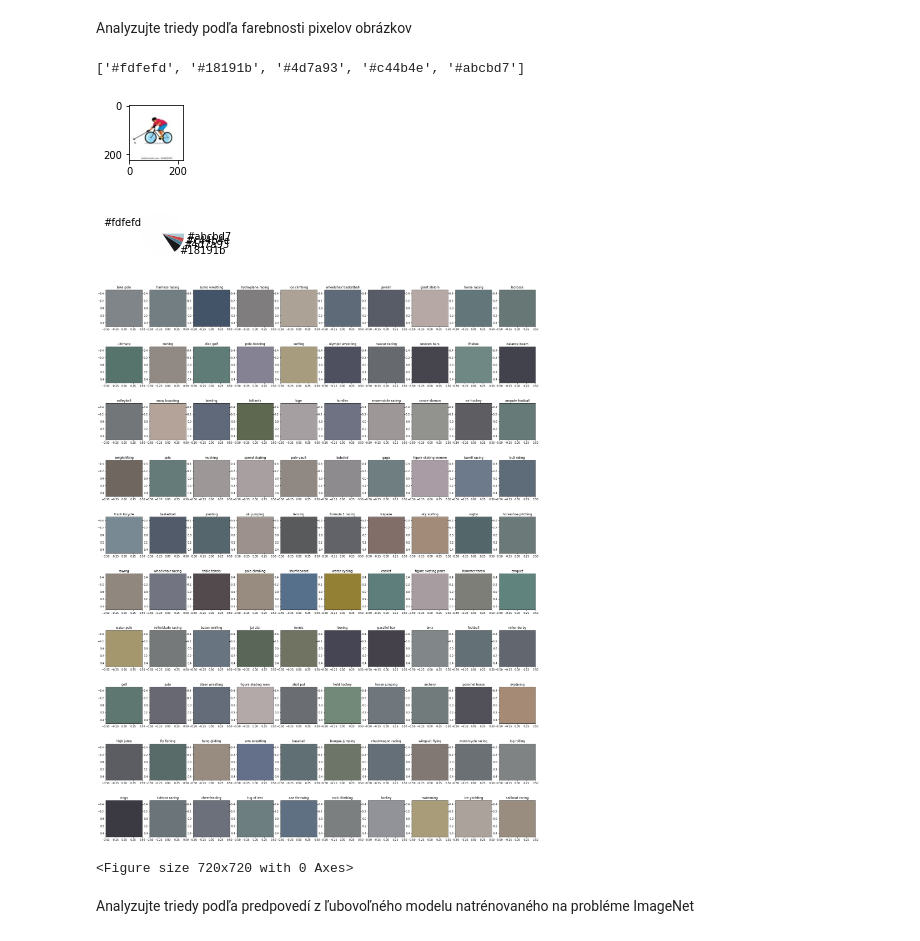
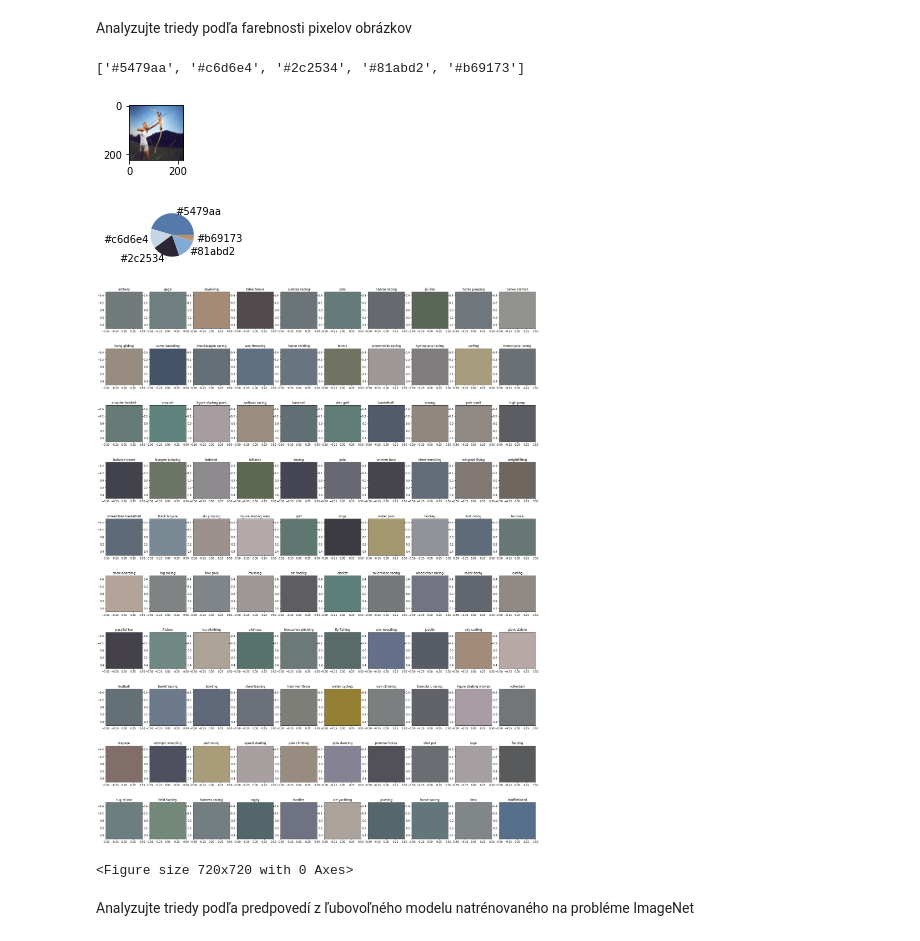
Before and after one commit to micudaroman/image-classification-sports, a Jupyter notebook: image-classification-sport.ipynb, the cells around one changed output. Drawn from its saved outputs; the diff is of its cells as text; code cells hidden in the pictures.

Commit message:
Kaggle Notebook | image-classification-sport | Version 4

```diff
--- a/image-classification-sport.ipynb
+++ b/image-classification-sport.ipynb
@@ -105,22 +105,22 @@ def color_analysis(img):
 # %%
 from matplotlib.pyplot import figure
 plt.figure(figsize=(1,1))
 
-for dirpath in glob.iglob('/kaggle/working/imageclassificationsport/train/*'):
+for dirpath in glob.iglob('/kaggle/working/imageclassificationsport/data/train/*'):
     count = 0
     for imagepath in glob.iglob(dirpath+'/*'):
         filename = basename(imagepath)
         image = cv2.imread(imagepath)
         image = cv2.cvtColor(image, cv2.COLOR_BGR2RGB)
         plt.imshow(image)
         modified_image = prep_image(image)
         color_analysis(modified_image)
         break
     break
 # %% [output]
-['#fdfefd', '#18191b', '#4d7a93', '#c44b4e', '#abcbd7']
+['#5479aa', '#c6d6e4', '#2c2534', '#81abd2', '#b69173']
-[figure, old version]
+[figure, new version]
-[figure, old version]
+[figure, new version]
 # %%
 import cv2
 import numpy
@@ -130,7 +130,7 @@ import matplotlib.pyplot as plt
 figure, axis = plt.subplots(nrows=10, ncols=10, figsize=(30,40))
 j = 0
 plt.figure(figsize = (10, 10))
-for (i,dirpath) in enumerate(glob.iglob('/kaggle/working/imageclassificationsport/train/*')):
+for (i,dirpath) in enumerate(glob.iglob('/kaggle/working/imageclassificationsport/data/train/*')):
     filename = basename(dirpath)
     colors = []
     for imagepath in glob.iglob(dirpath+'/*'):
@@ -145,7 +145,7 @@ for (i,dirpath) in enumerate(glob.iglob('/kaggle/working/imageclassificationspor
     if ((i+1)%10 == 0):
         j+=1
 # %% [output]
-[figure, old version]
+[figure, new version]
 <Figure size 720x720 with 0 Axes>
 # %% [markdown]
 Analyzujte triedy podľa predpovedí z ľubovoľného modelu natrénovaného na
```
Also changed, not shown: parts of 22 cells of this notebook.
